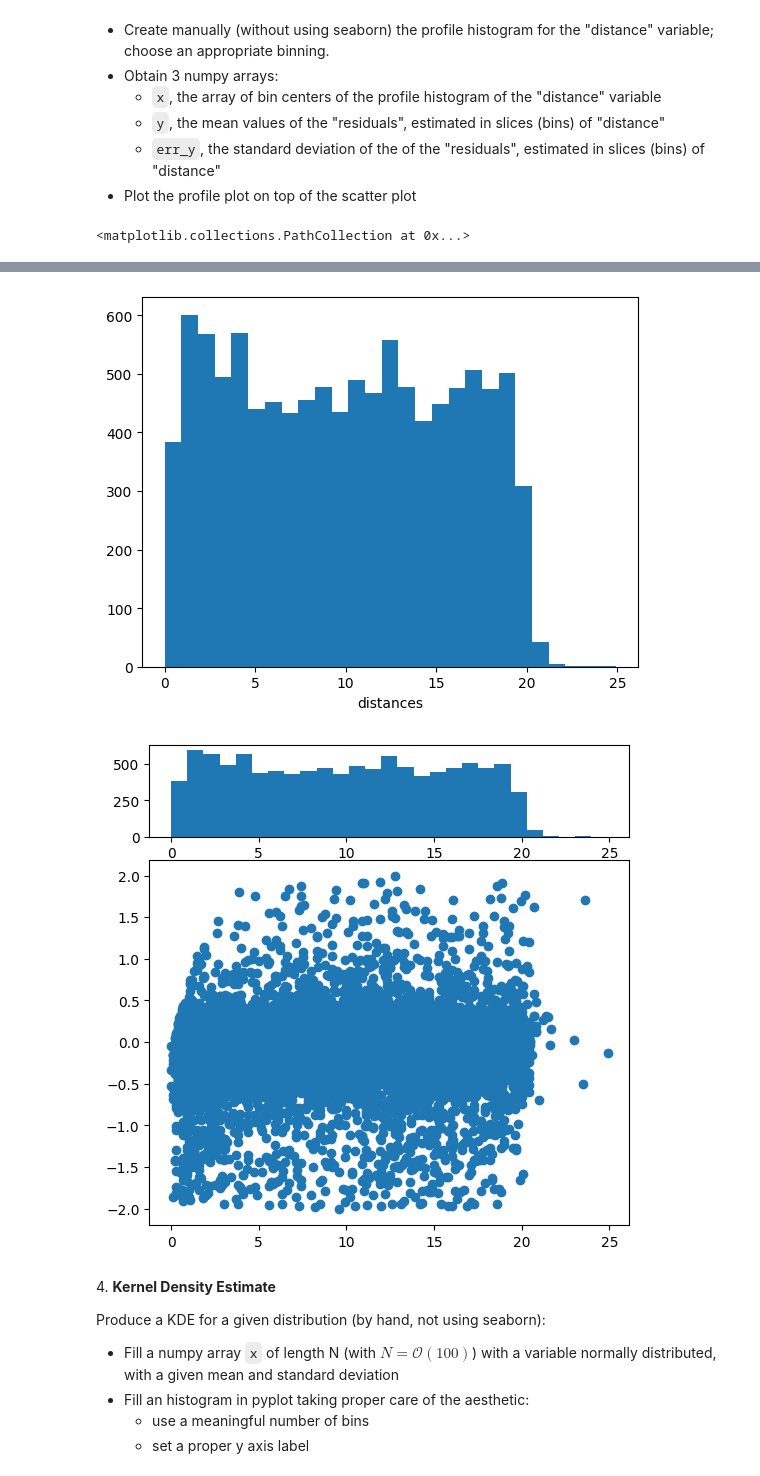
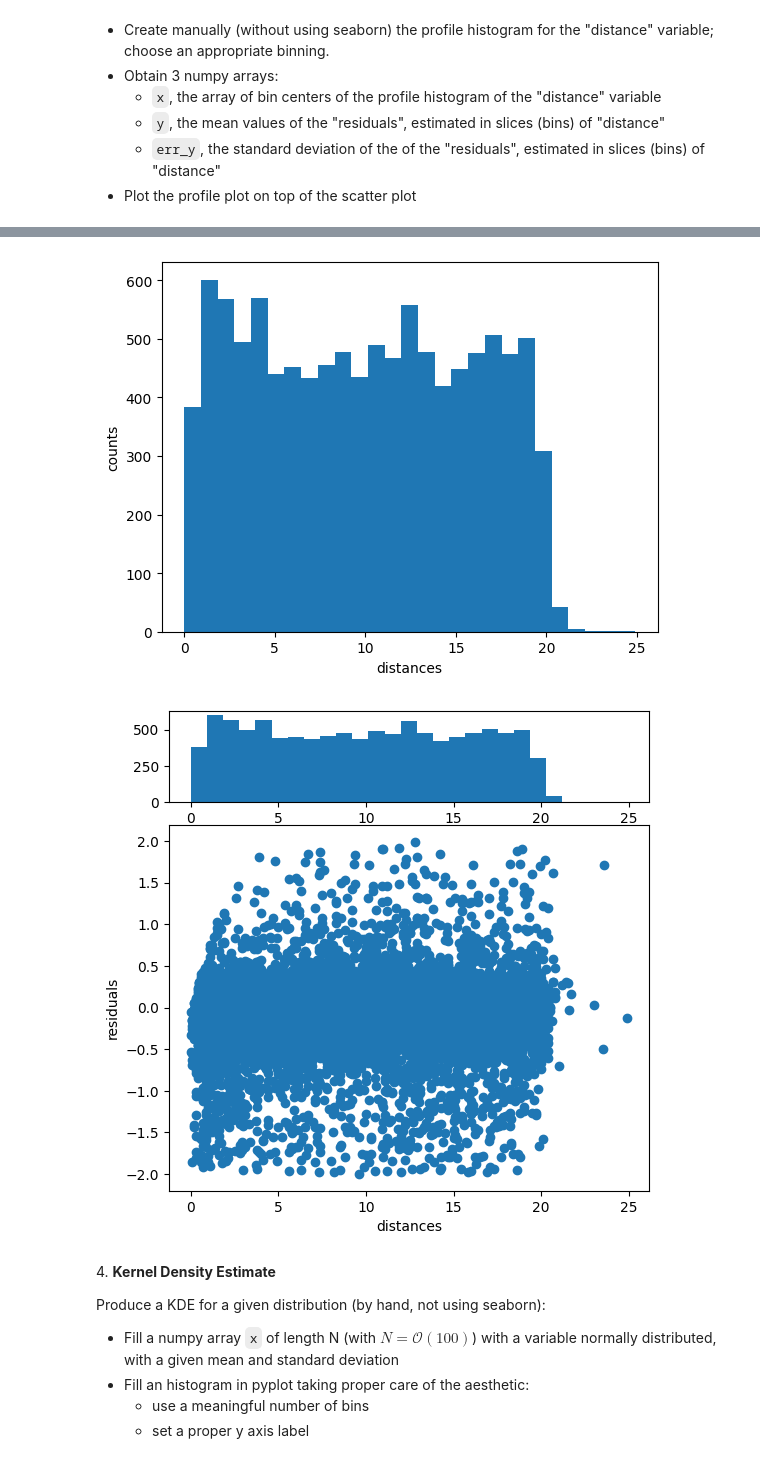
Before and after one commit to zucchett/ScientificComputingWithPython2022, a Jupyter notebook: 07ex_visualization.ipynb, the cells around one changed output, grey strips where cells are left out. Saved outputs shown, nothing was run; the diff lists cells and outputs as text; code cells hidden in the pictures.

```diff
--- a/07ex_visualization.ipynb
+++ b/07ex_visualization.ipynb
@@ -105,37 +107,39 @@ df = df[abs(df['residuals']) <2]
 df
 
 g = sns.jointplot(x="residuals", y="distances", data=df, kind="reg")
 
 fig, ax = plt.subplots()
 h, bins, _ = plt.hist(df['distances'], bins='auto')
 ax.set_xlabel('distances')
-
+ax.set_ylabel('counts')
 
 
 bins_centers = [(bins[i]+bins[i+1])/2 for i in range(len(bins)-1)]
 
 mean_res = [np.mean(df[(df['distances']>=bins[i]) & (df['distances']<bins[i+1])]['residuals']) for i in range(len(bins)-1)]
 
 std_res = [np.std(df[(df['distances']>=bins[i]) & (df['distances']<bins[i+1])]['residuals']) for i in range(len(bins)-1)]
 
 
 
 
 fig = plt.figure(figsize=(6, 6))
 gs = fig.add_gridspec(2, 1, height_ratios=(1, 4),
                       left=0.1, right=0.9, bottom=0.1, top=0.9,
                        hspace=0.1)
 ax_histx = fig.add_subplot(gs[0, 0], sharex=ax)
 
 ax = fig.add_subplot(gs[1, 0])
 
 ax_histx.hist(df['distances'], bins='auto')
 ax.scatter(df['distances'],df['residuals'])
+ax.set_xlabel('distances')
+ax.set_ylabel('residuals')
+plt.show()
 # %% [output]
-<matplotlib.collections.PathCollection at 0x...>
 [figure]
-[figure, old version]
+[figure, new version]
-[figure, old version]
+[figure, new version]
 # %% [markdown]
 4\. **Kernel Density Estimate**
 
```
Also changed, not shown: parts of 3 cells of this notebook, 3 other files.
